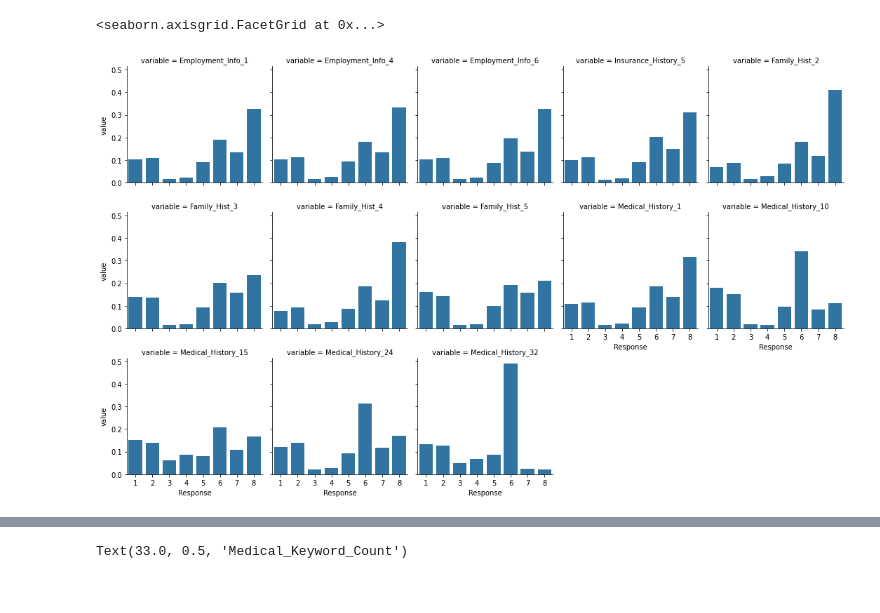
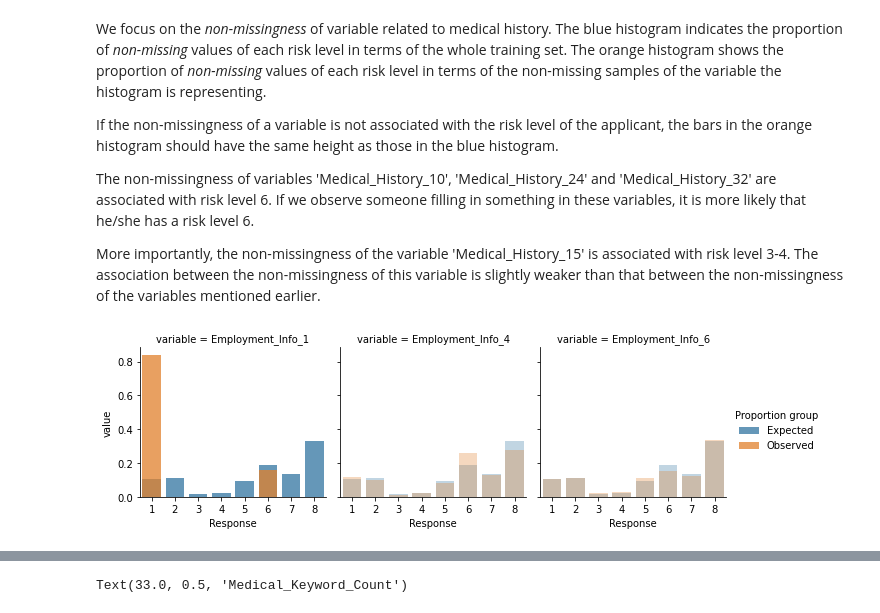
Before and after one commit to m2ng/hangseng-case, a Jupyter notebook: nb/analysis.ipynb, the cells around one changed output, grey strips where cells are left out. Saved outputs shown, nothing was run; the diff lists cells and outputs as text; code cells hidden in the pictures.

```diff
--- a/nb/analysis.ipynb
+++ b/nb/analysis.ipynb
@@ -37,12 +183,44 @@ dummy = ["Medical_Keyword_{}".format(x) for x in range(1, 49)]
+# %% [markdown]
+We focus on the *non-missingness* of variable related to medical history. The blue histogram indicates the proportion of *non-missing* values of each risk level in terms of the whole training set. The orange histogram shows the proportion of *non-missing* values of each risk level in terms of the non-missing samples of the variable the histogram is representing.
+
+If the non-missingness of a variable is not associated with the risk level of the applicant, the bars in the orange histogram should have the same height as those in the blue histogram.
+
+The non-missingness of variables 'Medical_History_10', 'Medical_History_24' and 'Medical_History_32' are associated with risk level 6. If we observe someone filling in something in these variables, it is more likely that he/she has a risk level 6.
+
+More importantly, the non-missingness of the variable 'Medical_History_15' is associated with risk level 3-4. The association between the non-missingness of this variable is slightly weaker than that between the non-missingness of the variables mentioned earlier.
 # %%
 f = pd.concat((
     train_df["Response"],
-    train_df[train_df.columns[np.where(train_df.isnull().sum(axis=0) > 0)]].notnull().astype(float)
+    train_df[train_df.columns[np.where(train_df.isnull().sum(axis=0) > 0)]].isnull().astype(float)
 ), axis=1).groupby("Response").sum()
 f = f / f.sum(axis=0)
-f = pd.melt(f.reset_index(), id_vars=["Response"], value_vars=f.columns)
-g = sns.FacetGrid(f, col="variable", col_wrap=5)
-g.map(sns.barplot, "Response", "value", order=list(range(1, 9)))
+f = f.join(train_df["Response"].value_counts().sort_index().to_frame().rename(columns={"index": "Response", "Response": "Expected"}))
+f["Expected"] /= f["Expected"].sum()
+f = pd.melt(f.reset_index(), id_vars=["Response", "Expected"], value_vars=f.columns[:-1], value_name="Observed").iloc[:, [0, 2, 1, 3]].reset_index()
+# f = pd.melt(f, id_vars=["Response", "Proportion_exp"],
+f = pd.merge(
+    f.loc[:, f.columns[:3]],
+    pd.melt(f, id_vars=["index"], value_vars=["Expected", "Observed"], var_name="proportion_gp"),
+    on="index", how="left")
+f = f[f.columns[1:]]
+for x in [
+        "Employment_Info",
+#         "Insurance_History",
+#         "Family_Hist",
+#         "Medical_History"
+        ]:
+    g = sns.FacetGrid(
+        f.loc[f["variable"].str.contains(x)].rename(columns={"proportion_gp": "Proportion group"}),
+        col="variable",
+        hue="Proportion group",
+        col_wrap=f["variable"][f["variable"].str.contains(x)].nunique()
+#         col_wrap=5
+    )
+    g.map(sns.barplot, "Response", "value", order=list(range(1, 9)), alpha=.75)
+    g.add_legend()
+    if x == "Employment_Info":
+        for i in range(1, 3):
+            for bar in g.axes[i].get_children()[:16]:
+                bar.set_alpha(.3)
 # %% [output]
-<seaborn.axisgrid.FacetGrid at 0x...>
-[figure, old version]
+[figure, new version]
```
Also changed, not shown: parts of 29 cells of this notebook.
